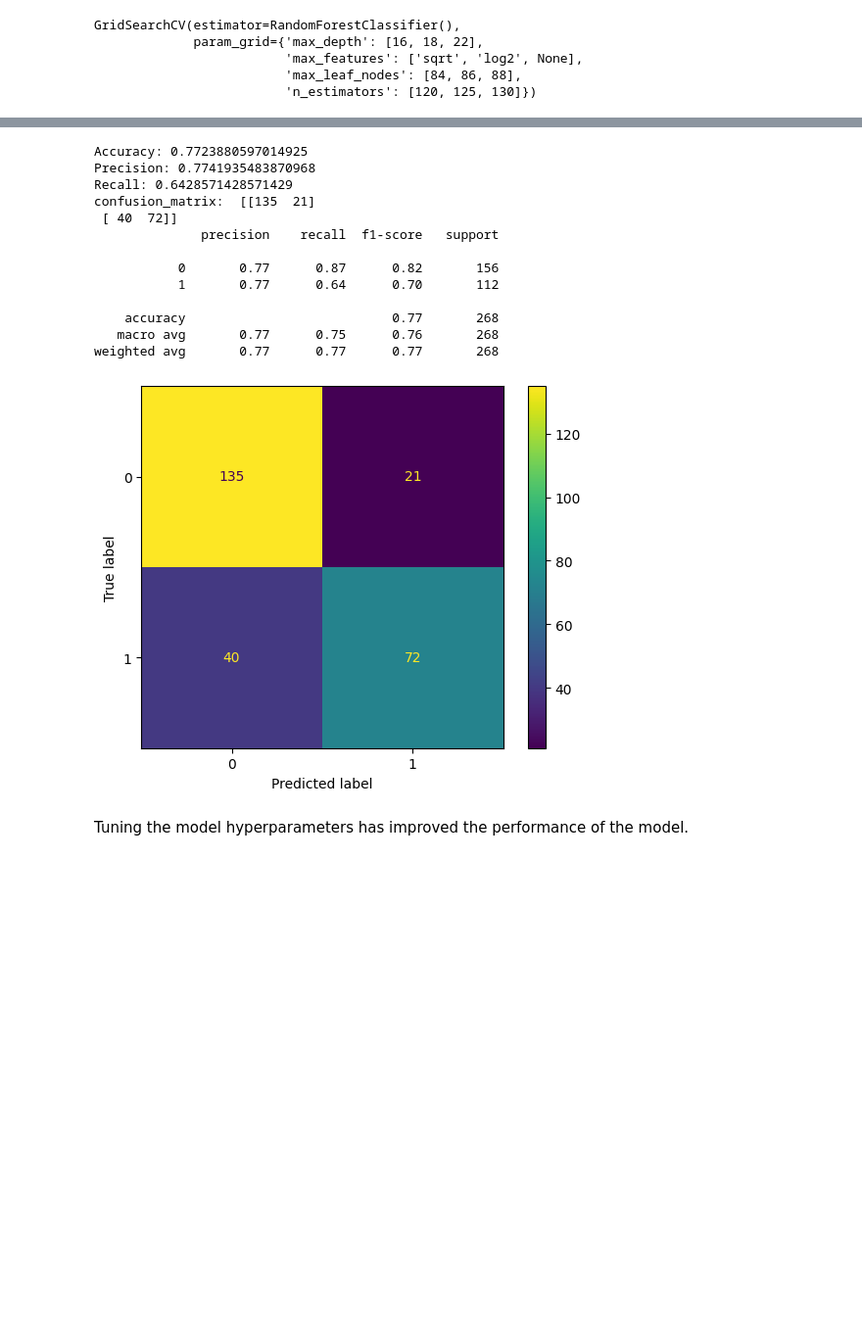
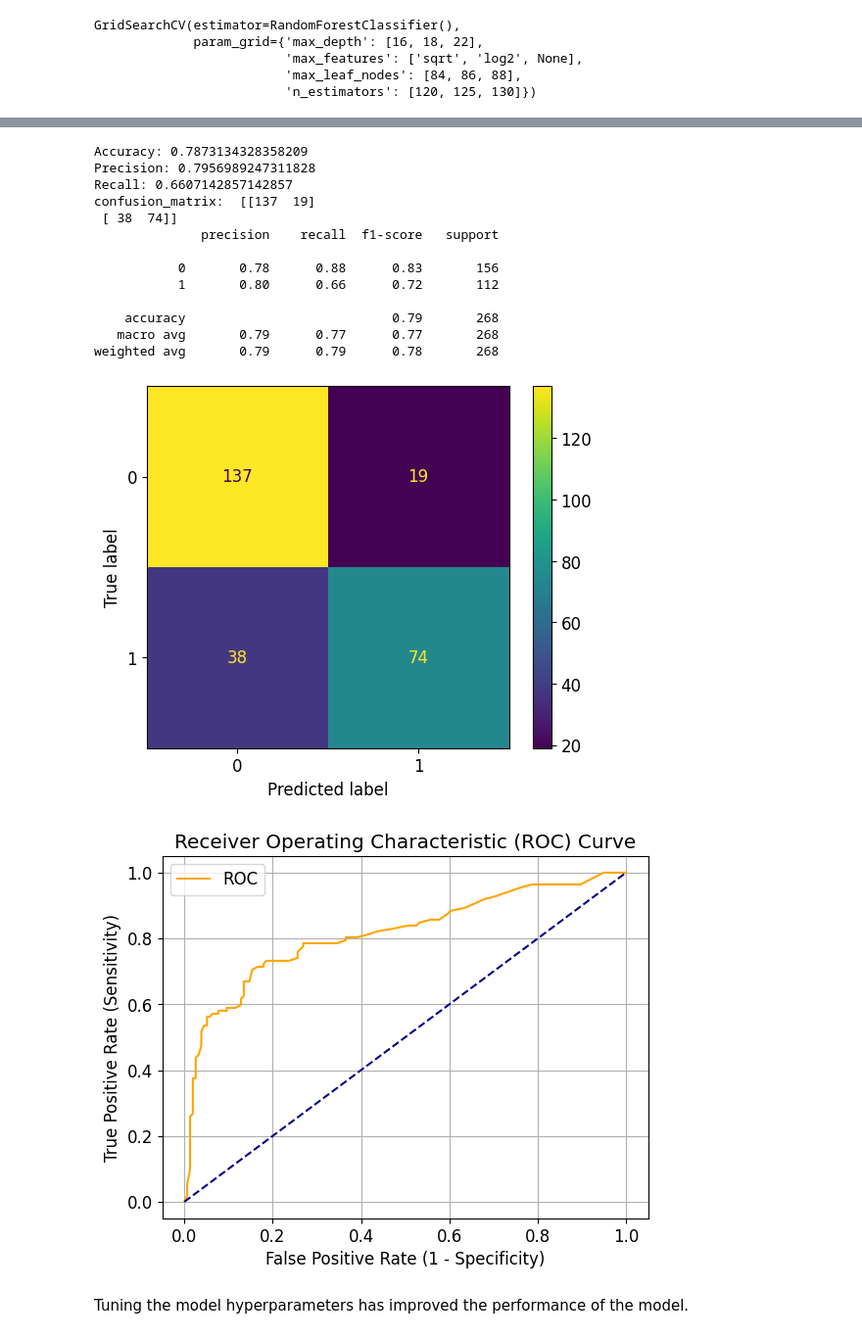
Before and after one commit to btalha23/AIDI_2000_Applied_Machine_Learning, a Jupyter notebook: Assignment_#1/BT_AIDI_2000_Assignment_#1_Predictions_for_Titanic_Dataset.ipynb, the cells around one changed output, grey strips where cells are left out. Shown at 98% size. Drawn from its saved outputs; the diff is of its cells as text; code cells hidden in the pictures; blank space fills up the shorter version.

```diff
--- a/Assignment_#1/BT_AIDI_2000_Assignment_#1_Predictions_for_Titanic_Dataset.ipynb
+++ b/Assignment_#1/BT_AIDI_2000_Assignment_#1_Predictions_for_Titanic_Dataset.ipynb
@@ -238,0 +242,10 @@ y = df['Survived']
+# %%
+def calculate_print_performace_metrics(y_train_test, y_pred_train_test):
+    # Print performace metrics
+    print('Accuracy: {}'.format(accuracy_score(y_train_test, y_pred_train_test)))
+    print('Precision: {}'.format(precision_score(y_train_test, y_pred_train_test)))
+    print('Recall: {}'.format(recall_score(y_train_test, y_pred_train_test)))
+    print('confusion_matrix: ', confusion_matrix(y_train_test, y_pred_train_test))
+    displ = ConfusionMatrixDisplay(confusion_matrix = confusion_matrix(y_train_test, y_pred_train_test))
+    displ.plot()
+    print(classification_report(y_train_test, y_pred_train_test))
@@ -375,31 +441,36 @@ weighted avg       0.98      0.98      0.98       623
 # %%
 # Predict the output using the test data using the created/ fitted model
 y_pred_test = rf_clf_opt.predict(X_test)
+y_pred_test_probs_temp = rf_clf.predict_proba(X_test)
+y_pred_test_probs = y_pred_test_probs_temp[:, 1]
 # Calculate the performance metrics like mean absolute error, mean squared error, root mean squared error
 # accuracy_score(y_test, y_pred_test)
 # Print performace metrics
-print('Accuracy: {}'.format(accuracy_score(y_test, y_pred_test)))
-print('Precision: {}'.format(precision_score(y_test, y_pred_test)))
-print('Recall: {}'.format(recall_score(y_test, y_pred_test)))
-print('confusion_matrix: ', confusion_matrix(y_test,y_pred_test))
-displ = ConfusionMatrixDisplay(confusion_matrix=confusion_matrix(y_test,y_pred_test))
-displ.plot()
-print(classification_report(y_test,y_pred_test))
+calculate_print_performace_metrics(y_test, y_pred_test)
+calculate_plot_roc(y_test, y_pred_test_probs)
+# print('Accuracy: {}'.format(accuracy_score(y_test, y_pred_test)))
+# print('Precision: {}'.format(precision_score(y_test, y_pred_test)))
+# print('Recall: {}'.format(recall_score(y_test, y_pred_test)))
+# print('confusion_matrix: ', confusion_matrix(y_test,y_pred_test))
+# displ = ConfusionMatrixDisplay(confusion_matrix=confusion_matrix(y_test,y_pred_test))
+# displ.plot()
+# print(classification_report(y_test,y_pred_test))
 # %% [output]
-Accuracy: 0.7723880597014925
-Precision: 0.7741935483870968
-Recall: 0.6428571428571429
-confusion_matrix:  [[135  21]
- [ 40  72]]
+Accuracy: 0.7873134328358209
+Precision: 0.7956989247311828
+Recall: 0.6607142857142857
+confusion_matrix:  [[137  19]
+ [ 38  74]]
               precision    recall  f1-score   support
 
-           0       0.77      0.87      0.82       156
-           1       0.77      0.64      0.70       112
+           0       0.78      0.88      0.83       156
+           1       0.80      0.66      0.72       112
 
-    accuracy                           0.77       268
-   macro avg       0.77      0.75      0.76       268
-weighted avg       0.77      0.77      0.77       268
+    accuracy                           0.79       268
+   macro avg       0.79      0.77      0.77       268
+weighted avg       0.79      0.79      0.78       268
-[figure, old version]
+[figure, new version]
+[figure, added]
 # %% [markdown]
 Tuning the model hyperparameters has improved the performance of the model.
 # %% [markdown]
```
Also changed, not shown: parts of 20 cells of this notebook.
